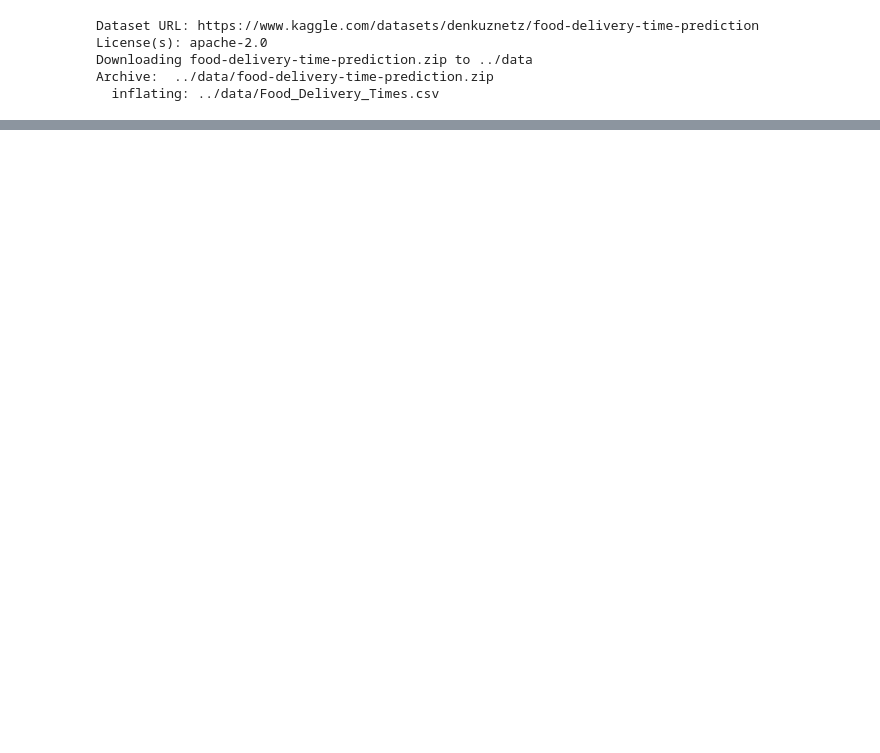
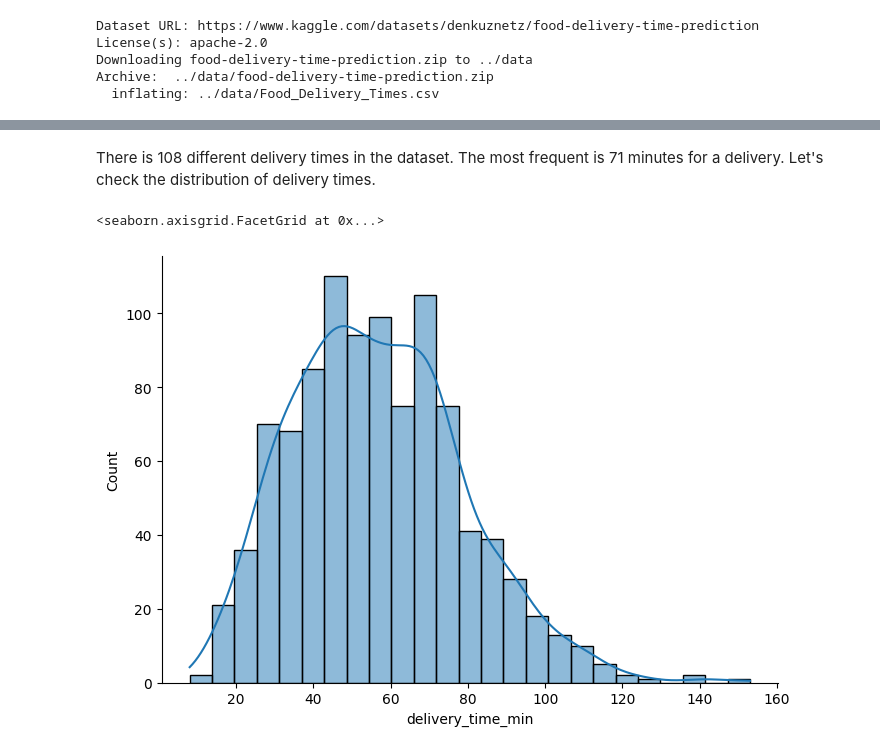
Before and after one commit to kellyvergarat/ML-Delivery-Time-Prediction, a Jupyter notebook: notebooks/prediction_notebook.ipynb, the cells around one changed output, grey strips where cells are left out. Cells and saved outputs as stored; diff of their text form; code cells hidden in the pictures; blank space fills up the shorter version.

```diff
--- a/notebooks/prediction_notebook.ipynb
+++ b/notebooks/prediction_notebook.ipynb
@@ -36,3 +50,3 @@ Archive:  ../data/food-delivery-time-prediction.zip
 # %%
 #load the dataset
-df = pd.read
+df = pd.read_csv("../data/Food_Delivery_Times.csv")
@@ -38,0 +66,4 @@ df = pd.read
+# %%
+# Convert column names to lowercase
+df.columns = [col.lower() for col in df.columns]
+df.head(1)
@@ -38,0 +86,3 @@ df = pd.read
+# %%
+# Remove order_id as it's not relevant for analysis
+df = df.drop('order_id', axis=1)
@@ -38,0 +151,8 @@ df = pd.read
+# %%
+# Fill missing missing values values with mode (most frequent value)
+df['weather'] = df['weather'].fillna(df['weather'].mode()[0])
+df['traffic_level'] = df['traffic_level'].fillna(df['traffic_level'].mode()[0])
+df['time_of_day'] = df['time_of_day'].fillna(df['time_of_day'].mode()[0])
+
+# Fill missing missing values values with median (middle value)
+df['courier_experience_yrs'] = df['courier_experience_yrs'].fillna(df['courier_experience_yrs'].median())
@@ -38,0 +187,7 @@ df = pd.read
+# %% [markdown]
+There is 108 different delivery times in the dataset. The most frequent is 71 minutes for a delivery. Let's check the distribution of delivery times.
+# %%
+sns.displot(x='delivery_time_min',data=df,aspect=10/7,kde=True)
+# %% [output]
+<seaborn.axisgrid.FacetGrid at 0x...>
+[figure, added]
```
Also changed, not shown: parts of 23 cells of this notebook.
